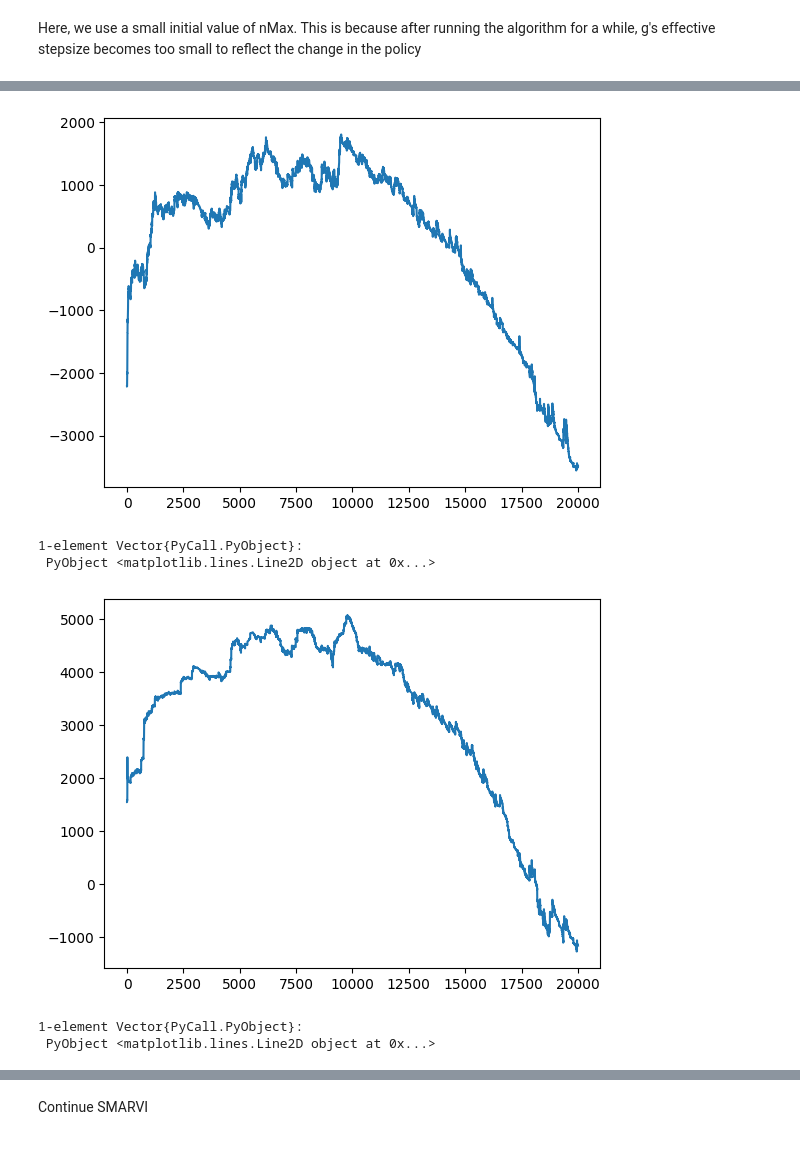
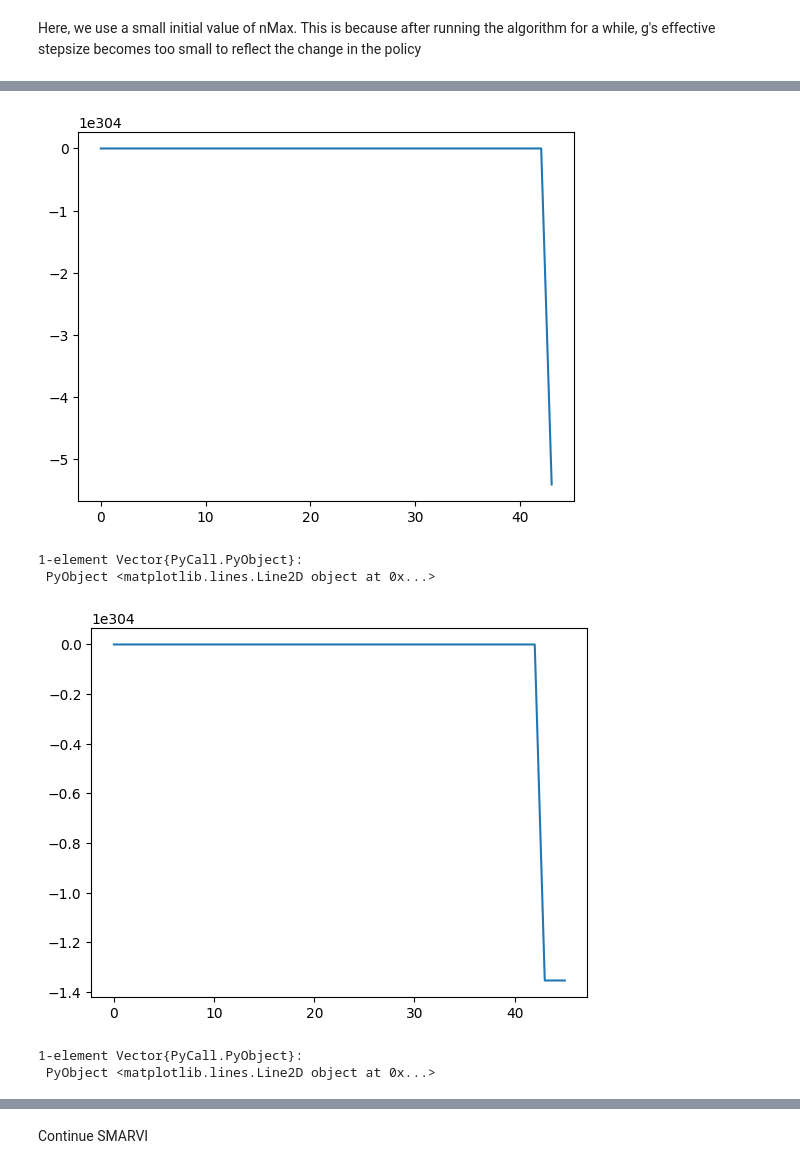
Before and after one commit to fairleyl/PhD-Code, a Jupyter notebook: Problem-Suite-Experiments.ipynb, the cells around one changed output, grey strips where cells are left out. Cells and saved outputs as stored; diff of their text form; code cells hidden in the pictures.

Commit message:
First commit
A-C version of SMARVI implemented

```diff
--- a/Problem-Suite-Experiments.ipynb
+++ b/Problem-Suite-Experiments.ipynb
@@ -5115,11 +5164,12 @@ updateVFA! (generic function with 1 method)
 # - constant: uses stepsize b
 #c is used for calculating epsilon = c/(c + n)
 #d is used for the stepsize of g
-function smarviNewVFA_ST(N,alpha_d, alpha_r, beta, tau, c0, c1, r, nMax, b, c, d; s = [1 for i in 1:N], stateTrace = [], vfaProvided = false, ve = Dict(), vn = Dict(), g = 0.0, timePassed = 0.0, printProgress = false, modCounter = 100000)
+function smarviNewVFA_ST(N,alpha_d, alpha_r, beta, tau, c0, c1, r, nMax, b, c, d; s = [1 for i in 1:N], stateTrace = [], vfaProvided = false, ve = Dict(), vn = Dict(), gActor = 0.0, gCritic, timePassed = 0.0, printProgress = false, modCounter = 100000)
     #initialise
     s0 = [1 for i in 1:N]
     s3 = [3 for i in 1:N]
-    gs = [g]
+    gActors = [gActor]
+    gCritics = [gCritic]
 
     #initialise ve and vn tables if needed
     if !vfaProvided
@@ -5156,7 +5206,7 @@ function smarviNewVFA_ST(N,alpha_d, alpha_r, beta, tau, c0, c1, r, nMax, b, c, d
         push!(stateTrace, s)
 
         #formulate optimal action and v value
-        optAandV = smarActionAndVFromNewVFA(s, flows, N,alpha_d, alpha_r, beta, tau, c0, c1, r, ve, vn, g)
+        optAandV = smarActionAndVFromNewVFA_AC(s, flows, N,alpha_d, alpha_r, beta, tau, c0, c1, r, ve, vn, gActor, gCritic)
         optA = optAandV[1]
         optV = optAandV[2]
         zeroV = optAandV[3]
@@ -5202,25 +5252,29 @@ function smarviNewVFA_ST(N,alpha_d, alpha_r, beta, tau, c0, c1, r, nMax, b, c, d
             flows = result[3]
             time = result[4]
 
-            gTarget = (g*timePassed + c)/(timePassed + time)
+            gCritic = (gCritic*timePassed + c)/(timePassed + time) #give gCritic full update
             timePassed += time
-            g += d*(gTarget - g)
+            gActor += d*(gCritic - gActor) #smaller update for gActor (1/n style updates might actually make sense in this case)
 
         else
             s = s - bestA
         end
 
-        push!(gs, g)
+        push!(gActors, gActor)
+        push!(gCritics, gCritic)
+
         if printProgress == true && n%modCounter == 0
             sleep(0.001)
             println(n)
         end
     end
 
+    #return all info
     endState = Dict()
     endState["ve"]  = ve
     endState["vn"] = vn
-    endState["g"] = g
+    endState["gActor"] = gActor
+    endState["gCritic"] = gCritic
     endState["timePassed"] = timePassed
     endState["s"] = s
     endState["stateTrace"] = stateTrace
@@ -5228,7 +5282,8 @@ function smarviNewVFA_ST(N,alpha_d, alpha_r, beta, tau, c0, c1, r, nMax, b, c, d
     hist = Dict()
     hist["vs0"] = vs0Hist
     hist["vs3"] = vs3Hist
-    hist["g"] = gs
+    hist["gCritics"] = gCritics
+    hist["gActors"] = gActors
 
     return endState, hist
 end
@@ -6025,10 +6111,10 @@ Use resultPI as input to SMARVI
 # %% [markdown]
 Here, we use a small initial value of nMax. This is because after running the algorithm for a while, g's effective stepsize becomes too small to reflect the change in the policy
 # %%
-nMax = 100000
+nMax = 5000000
 vePI = resultPI_S["ve"]
 vnPI = resultPI_S["vn"]
 gPI = resultPI_S["g"]
-resultVI = smarviNewVFA_ST(N,alpha_d, alpha_r, beta, tau, c0, c1, r, nMax, 0.01, 0.0, 0.01; g = gPI, timePassed = 0.0, vfaProvided = true, ve = vePI, vn = vnPI, printProgress = true, modCounter = 1000000)
-resultVI[1]["g"]
+resultVI = smarviNewVFA_ST(N,alpha_d, alpha_r, beta, tau, c0, c1, r, nMax, 1e3, 0.0, 2/1000000; gCritic = gPI, timePassed = 0.0, gActor = 0.0, vfaProvided = true, ve = vePI, vn = vnPI, printProgress = true, modCounter = 1000000)
+resultVI[1]["gCritic"]
 # %% [output]
@@ -6058,20 +6157,19 @@ PyPlot.plot(start:finish,resultVI[2]["g"][start:finish])
 # %%
 vs0Hist = resultVI[2]["vs0"]
-start = floor(Int64, nMax/10)
+start = 1
 finish = nMax - 1
-start = 1
+
 PyPlot.plot(vs0Hist[start:finish])
 # %% [output]
-[figure, old version]
+[figure, new version]
 1-element Vector{PyCall.PyObject}:
  PyObject <matplotlib.lines.Line2D object at 0x...>
 # %%
 vs3Hist = resultVI[2]["vs3"]
-start = floor(Int64, nMax/10)
+start = 1
 finish = nMax - 1
-start = 1
 PyPlot.plot(vs3Hist[start:finish])
 # %% [output]
-[figure, old version]
+[figure, new version]
 1-element Vector{PyCall.PyObject}:
  PyObject <matplotlib.lines.Line2D object at 0x...>
```
Also changed, not shown: parts of 17 cells of this notebook, 1 other file.
